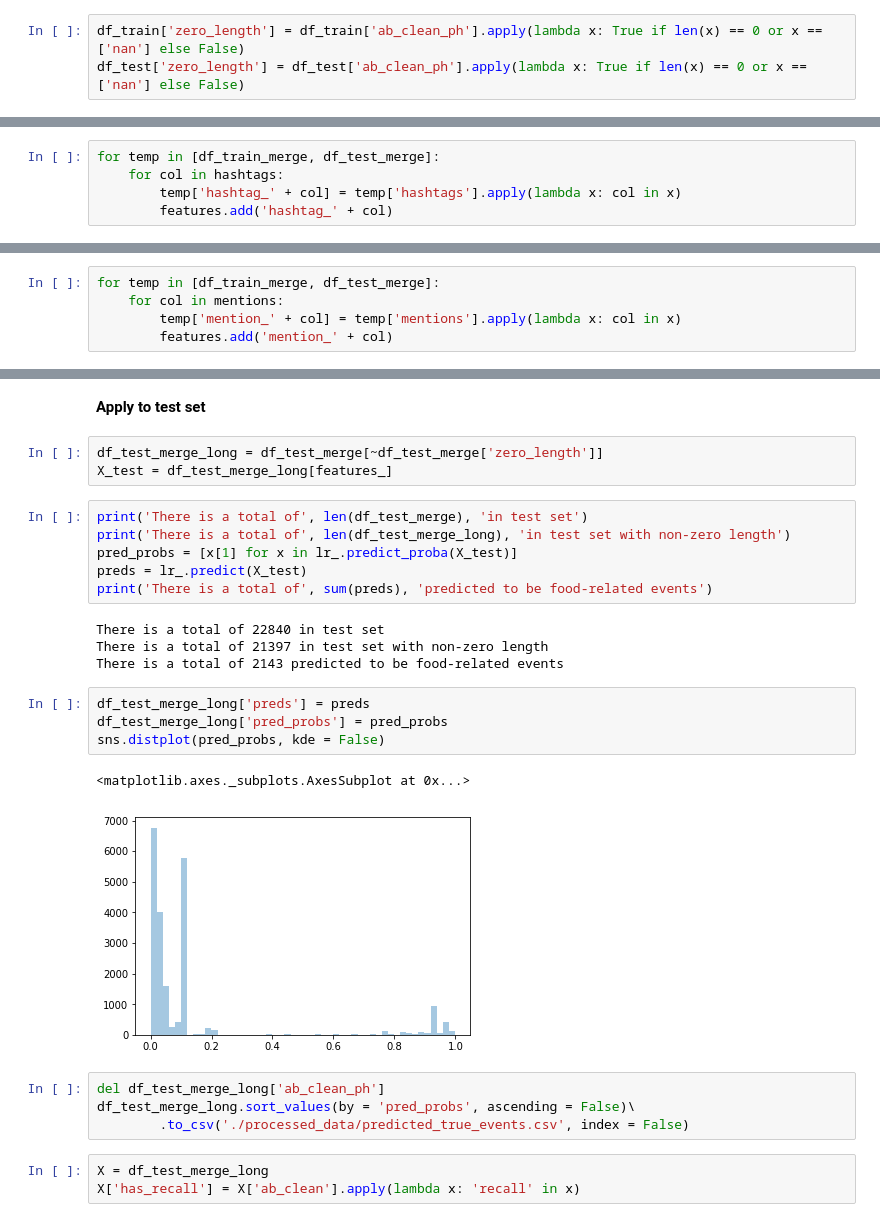
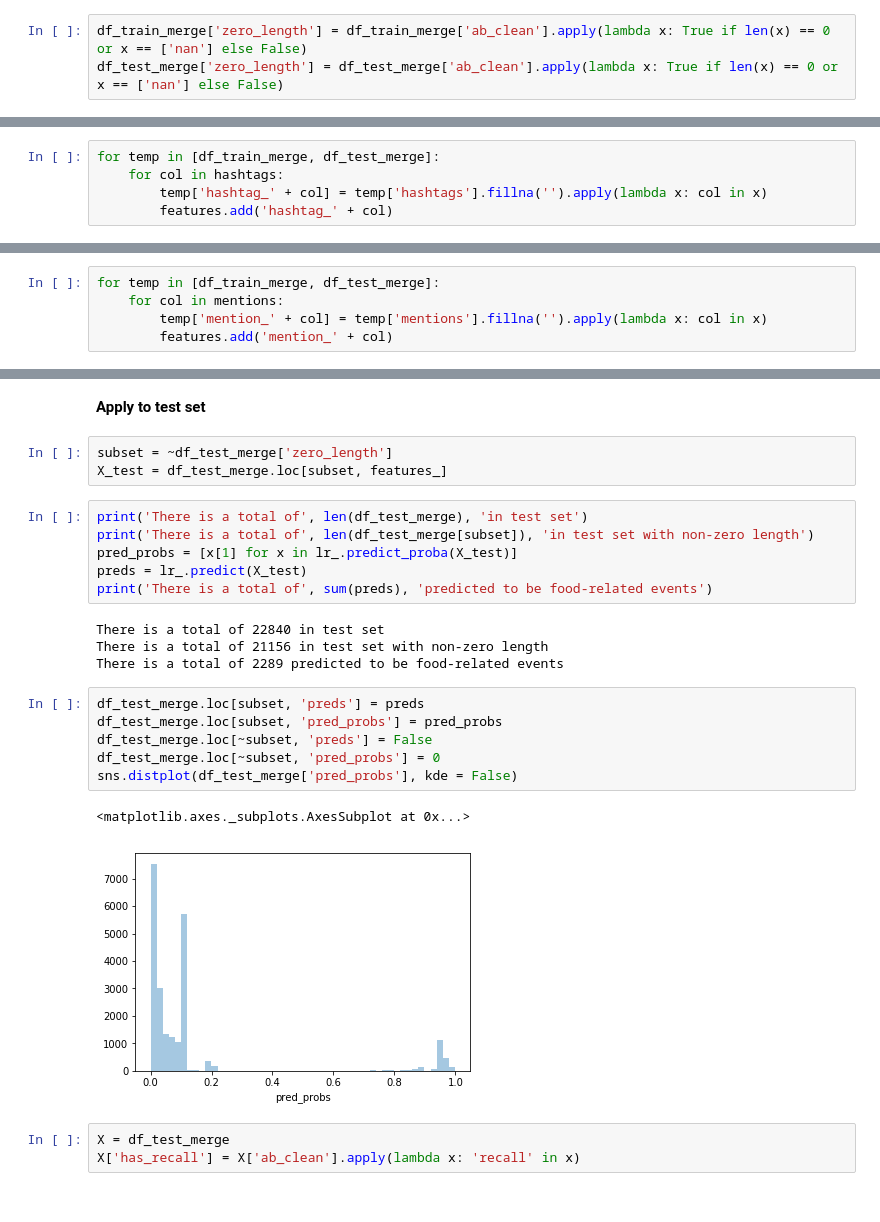
Before and after one commit to shiwang0211/future_food_challenge, a Jupyter notebook: Data Exploration.ipynb, the cells around one changed output, grey strips where cells are left out. Cells and saved outputs as stored; diff of their text form.

```diff
--- a/Data Exploration.ipynb
+++ b/Data Exploration.ipynb
@@ -226,4 +359,4 @@ sns.distplot([len(x) for x in df_test['ab_clean_ph']], kde = False)
 # %%
-df_train['zero_length'] = df_train['ab_clean_ph'].apply(lambda x: True if len(x) == 0 or x == ['nan'] else False)
-df_test['zero_length'] = df_test['ab_clean_ph'].apply(lambda x: True if len(x) == 0 or x == ['nan'] else False)
+df_train_merge['zero_length'] = df_train_merge['ab_clean'].apply(lambda x: True if len(x) == 0 or x == ['nan'] else False)
+df_test_merge['zero_length'] = df_test_merge['ab_clean'].apply(lambda x: True if len(x) == 0 or x == ['nan'] else False)
 # %%
@@ -656,7 +707,7 @@ hashtags = ['RECALL', 'Recall', 'SmartNews']
 # %%
 for temp in [df_train_merge, df_test_merge]:
     for col in hashtags:
-        temp['hashtag_' + col] = temp['hashtags'].apply(lambda x: col in x)
+        temp['hashtag_' + col] = temp['hashtags'].fillna('').apply(lambda x: col in x)
         features.add('hashtag_' + col)
 # %% [markdown]
 ## Mentions
@@ -708,7 +759,7 @@ mentions = ['googlenews']
 # %%
 for temp in [df_train_merge, df_test_merge]:
     for col in mentions:
-        temp['mention_' + col] = temp['mentions'].apply(lambda x: col in x)
+        temp['mention_' + col] = temp['mentions'].fillna('').apply(lambda x: col in x)
         features.add('mention_' + col)
 # %% [markdown]
 ## Length of Text
@@ -957,31 +1008,29 @@ coef_df.sort_values(by = 'coefficient')
 # %% [markdown]
 **Apply to test set**
 # %%
-df_test_merge_long = df_test_merge[~df_test_merge['zero_length']]
-X_test = df_test_merge_long[features_]
+subset = ~df_test_merge['zero_length']
+X_test = df_test_merge.loc[subset, features_]
 # %%
 print('There is a total of', len(df_test_merge), 'in test set')
-print('There is a total of', len(df_test_merge_long), 'in test set with non-zero length')
+print('There is a total of', len(df_test_merge[subset]), 'in test set with non-zero length')
 pred_probs = [x[1] for x in lr_.predict_proba(X_test)]
 preds = lr_.predict(X_test)
 print('There is a total of', sum(preds), 'predicted to be food-related events')
 # %% [output]
 There is a total of 22840 in test set
-There is a total of 21397 in test set with non-zero length
-There is a total of 2143 predicted to be food-related events
+There is a total of 21156 in test set with non-zero length
+There is a total of 2289 predicted to be food-related events
 # %%
-df_test_merge_long['preds'] = preds
-df_test_merge_long['pred_probs'] = pred_probs
-sns.distplot(pred_probs, kde = False)
+df_test_merge.loc[subset, 'preds'] = preds
+df_test_merge.loc[subset, 'pred_probs'] = pred_probs
+df_test_merge.loc[~subset, 'preds'] = False
+df_test_merge.loc[~subset, 'pred_probs'] = 0
+sns.distplot(df_test_merge['pred_probs'], kde = False)
 # %% [output]
 <matplotlib.axes._subplots.AxesSubplot at 0x...>
-[figure, old version]
+[figure, new version]
-# %%
-del df_test_merge_long['ab_clean_ph']
-df_test_merge_long.sort_values(by = 'pred_probs', ascending = False)\
-        .to_csv('./processed_data/predicted_true_events.csv', index = False)
 # %%
-X = df_test_merge_long
+X = df_test_merge
 X['has_recall'] = X['ab_clean'].apply(lambda x: 'recall' in x)
 # %%
 X.groupby(['preds', 'has_recall'])['Date'].agg(len)
```
Also changed, not shown: parts of 184 cells of this notebook.
